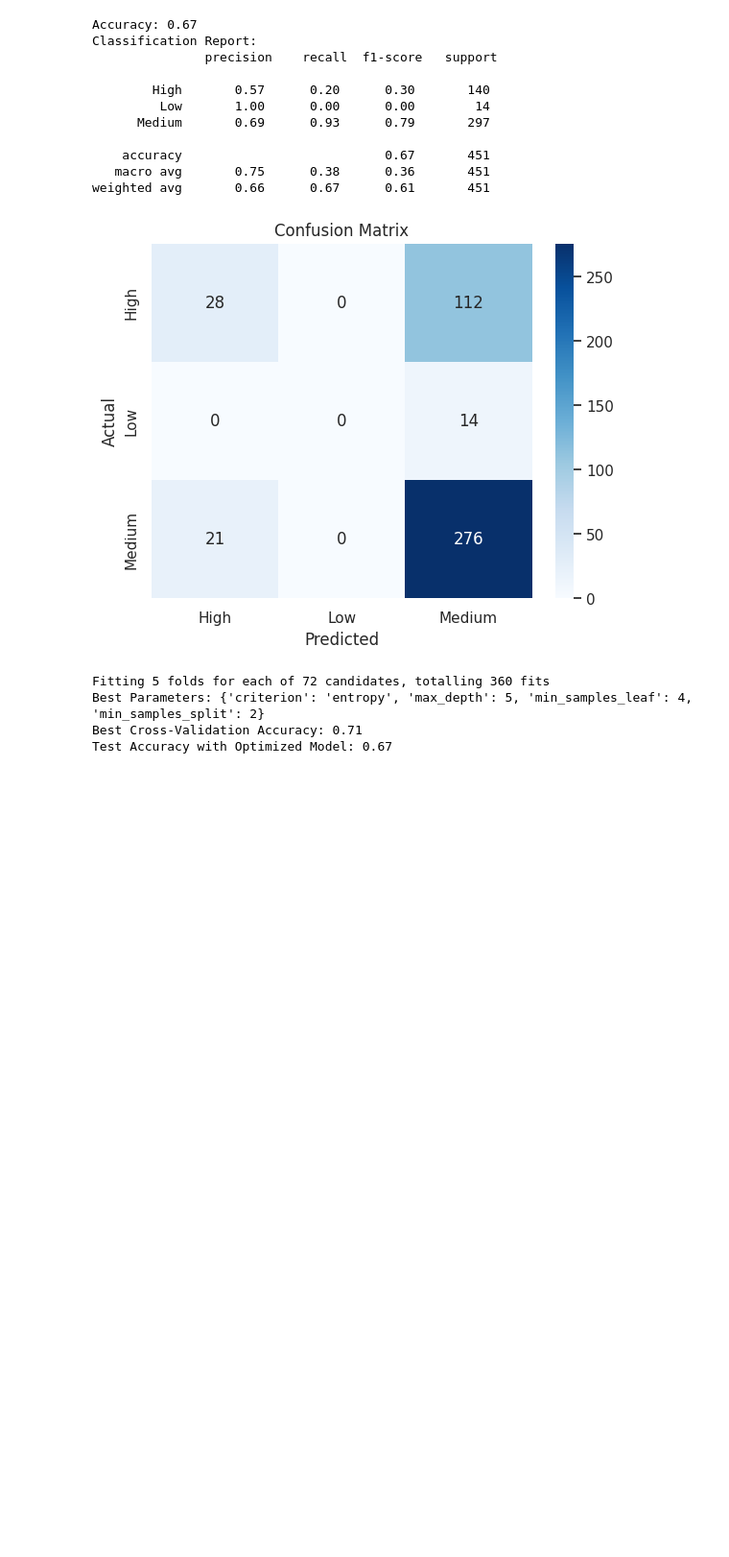
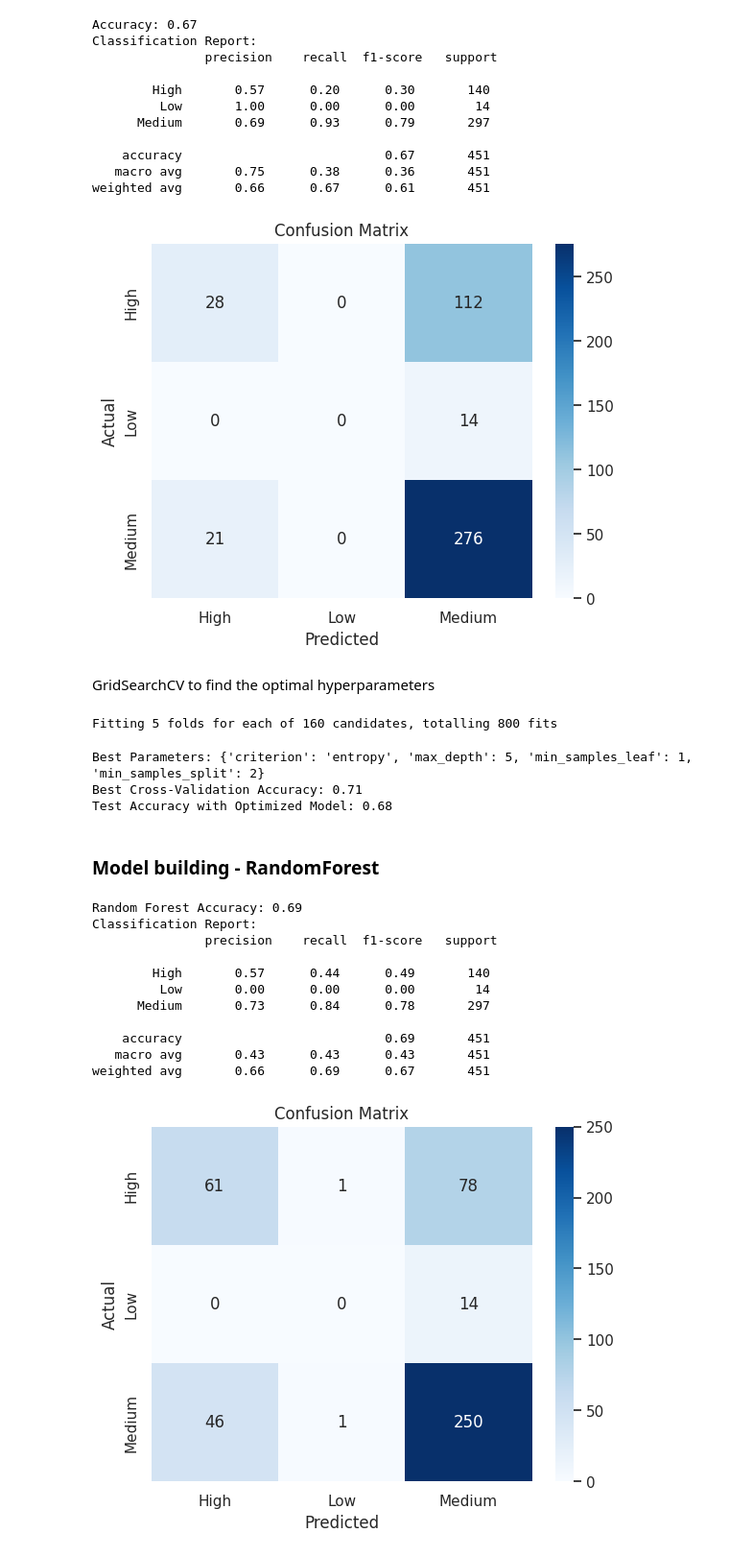
Before and after one commit to RPeleja/FAI24_G01, a Jupyter notebook: Project02.ipynb, the cells around one changed output. Shown at 96% size. Drawn from its saved outputs; the diff is of its cells as text; code cells hidden in the pictures; blank space fills up the shorter version.

```diff
--- a/Project02.ipynb
+++ b/Project02.ipynb
@@ -318,10 +332,10 @@ median_avg_salary = df['Average Salary'].median()
 median_min_salary = df['Min Salary'].median()
 median_max_salary = df['Max Salary'].median()
 
-# Update missing values using .fillna()
-df['Average Salary'].fillna(median_avg_salary, inplace=True)
-df['Min Salary'].fillna(median_min_salary, inplace=True)
-df['Max Salary'].fillna(median_max_salary, inplace=True)
+# Update missing values using .fillna() - Modified to avoid warnings
+df['Average Salary'] = df['Average Salary'].fillna(median_avg_salary)
+df['Min Salary'] = df['Min Salary'].fillna(median_min_salary)
+df['Max Salary'] = df['Max Salary'].fillna(median_max_salary)
 
 # Remove the 'Salary Estimate' column
 df = df.drop(columns=['Salary Estimate'])
@@ -715,14 +725,16 @@ Classification Report:
    macro avg       0.75      0.38      0.36       451
 weighted avg       0.66      0.67      0.61       451
 [figure]
+# %% [markdown]
+GridSearchCV to find the optimal hyperparameters
 # %%
 #optimize
 
 # Define hyperparameters to tune
 param_grid = {
-    'max_depth': [3, 5, 10, None],
-    'min_samples_split': [2, 5, 10],
-    'min_samples_leaf': [1, 2, 4],
+    'max_depth': [3, 5, 10, 20, None],
+    'min_samples_split': [2, 5, 10, 20],
+    'min_samples_leaf': [1, 2, 4, 10],
     'criterion': ['gini', 'entropy']
 }
 
@@ -749,7 +761,44 @@ y_pred = best_model.predict(X_test)
 accuracy = accuracy_score(y_test, y_pred)
 print(f"Test Accuracy with Optimized Model: {accuracy:.2f}")
 # %% [output]
-Fitting 5 folds for each of 72 candidates, totalling 360 fits
-Best Parameters: {'criterion': 'entropy', 'max_depth': 5, 'min_samples_leaf': 4, 'min_samples_split': 2}
-Best Cross-Validation Accuracy: 0.71
-Test Accuracy with Optimized Model: 0.67
+Fitting 5 folds for each of 160 candidates, totalling 800 fits
+Best Parameters: {'criterion': 'entropy', 'max_depth': 5, 'min_samples_leaf': 1, 'min_samples_split': 2}
+Best Cross-Validation Accuracy: 0.71
+Test Accuracy with Optimized Model: 0.68
+# %% [markdown]
+### Model building - RandomForest
+# %%
+# Using other model "RandomForest" to get better results
+
+rf_model = RandomForestClassifier(n_estimators=100, random_state=42)
+rf_model.fit(X_train, y_train)
+
+# Predict and evaluate
+y_pred_rf = rf_model.predict(X_test)
+accuracy_rf = accuracy_score(y_test, y_pred_rf)
+print(f"Random Forest Accuracy: {accuracy_rf:.2f}")
+
+# Classification Report
+print("Classification Report:\n", classification_report(y_test, y_pred_rf, zero_division=1))
+
+# Confusion Matrix
+cm = confusion_matrix(y_test, y_pred_rf)
+sns.heatmap(cm, annot=True, fmt='d', cmap='Blues',
+            xticklabels=dt_classifier.classes_, yticklabels=dt_classifier.classes_)
+plt.xlabel('Predicted')
+plt.ylabel('Actual')
+plt.title('Confusion Matrix')
+plt.show()
+# %% [output]
+Random Forest Accuracy: 0.69
+Classification Report:
+               precision    recall  f1-score   support
+
+        High       0.57      0.44      0.49       140
+         Low       0.00      0.00      0.00        14
+      Medium       0.73      0.84      0.78       297
+
+    accuracy                           0.69       451
+   macro avg       0.43      0.43      0.43       451
+weighted avg       0.66      0.69      0.67       451
+[figure, added]
```
Also changed, not shown: parts of 33 cells of this notebook.
